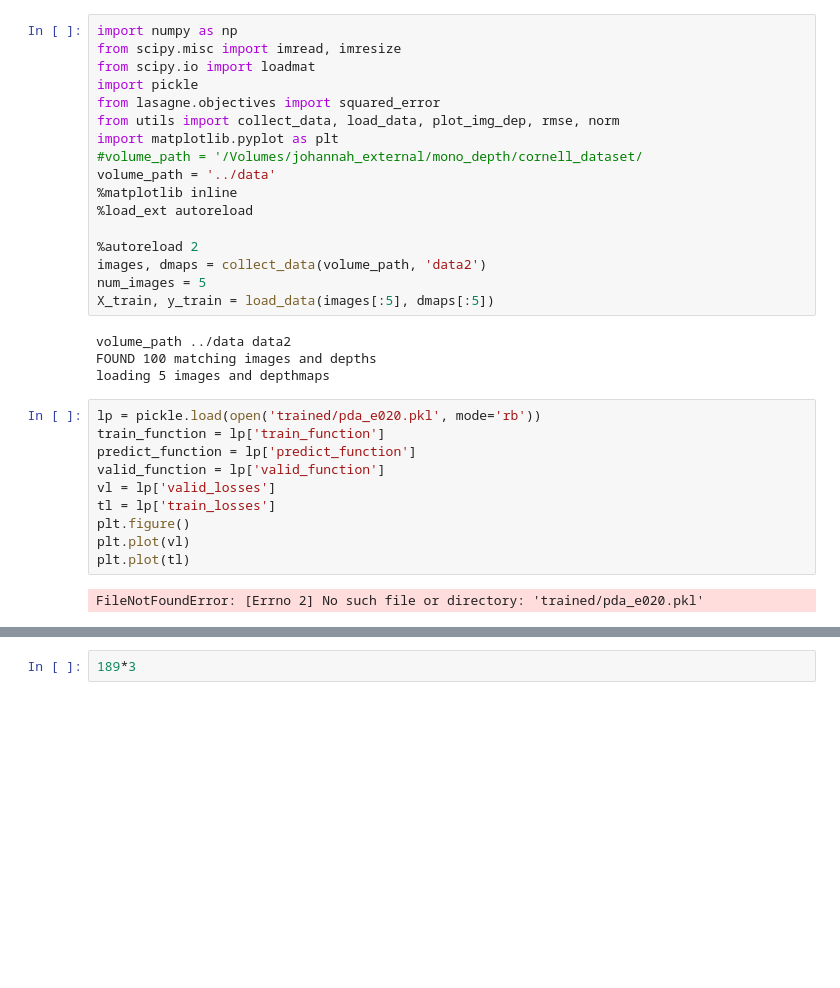
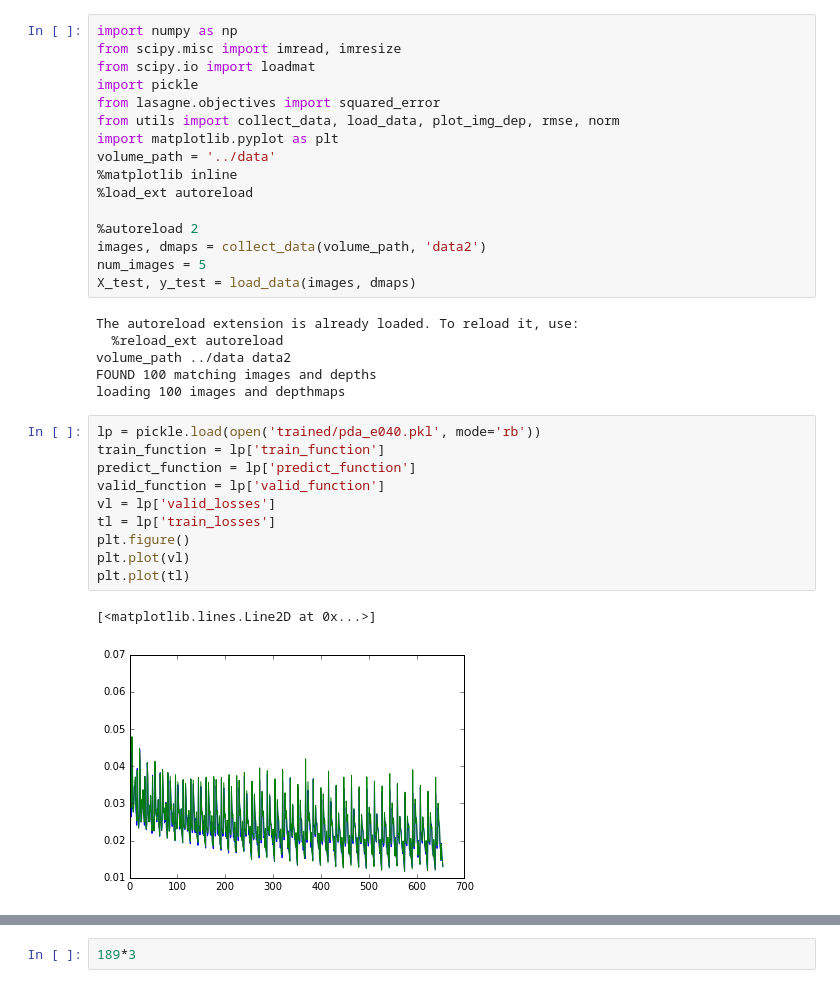
Before and after one commit to johannah/mono-depth, a Jupyter notebook: presentation.ipynb, the cells around one changed output, grey strips where cells are left out. Drawn from its saved outputs; the diff is of its cells as text; blank space fills up the shorter version.

Commit message:
have run test imgs

```diff
--- a/presentation.ipynb
+++ b/presentation.ipynb
@@ -6,7 +6,6 @@ import pickle
 from lasagne.objectives import squared_error
 from utils import collect_data, load_data, plot_img_dep, rmse, norm
 import matplotlib.pyplot as plt
-#volume_path = '/Volumes/johannah_external/mono_depth/cornell_dataset/
 volume_path = '../data'
 %matplotlib inline
 %load_ext autoreload
@@ -14,21 +13,24 @@ volume_path = '../data'
 %autoreload 2
 images, dmaps = collect_data(volume_path, 'data2')
 num_images = 5
-X_train, y_train = load_data(images[:5], dmaps[:5])
+X_test, y_test = load_data(images, dmaps)
 # %% [output]
+The autoreload extension is already loaded. To reload it, use:
+  %reload_ext autoreload
 volume_path ../data data2
 FOUND 100 matching images and depths
-loading 5 images and depthmaps
+loading 100 images and depthmaps
 # %%
-lp = pickle.load(open('trained/pda_e020.pkl', mode='rb'))
+lp = pickle.load(open('trained/pda_e040.pkl', mode='rb'))
 train_function = lp['train_function']
 predict_function = lp['predict_function']
 valid_function = lp['valid_function']
 vl = lp['valid_losses']
 tl = lp['train_losses']
 plt.figure()
 plt.plot(vl)
 plt.plot(tl)
 # %% [output]
-FileNotFoundError: [Errno 2] No such file or directory: 'trained/pda_e020.pkl'
+[<matplotlib.lines.Line2D at 0x...>]
+[figure, added]
 # %%
```
Also changed, not shown: parts of 3 cells of this notebook, 3 other files.
